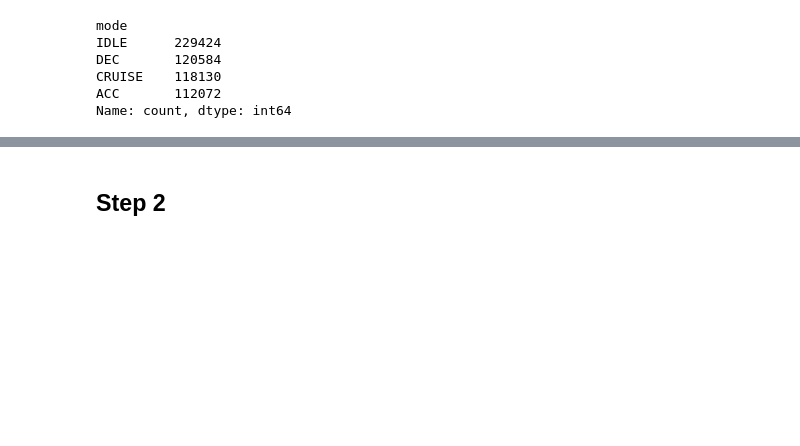
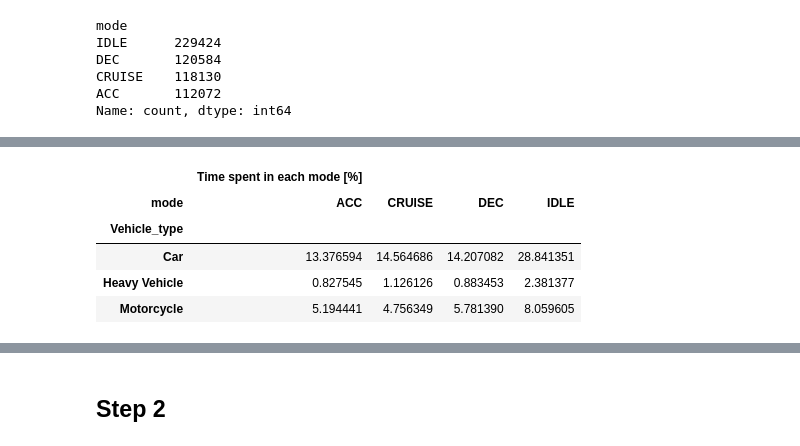
Before and after one commit to s221568/Trafic, a Jupyter notebook: Lab 2/JA.ipynb, the cells around one changed output, grey strips where cells are left out. Cells and saved outputs as stored; diff of their text form; code cells hidden in the pictures; blank space fills up the shorter version.

```diff
--- a/Lab 2/JA.ipynb
+++ b/Lab 2/JA.ipynb
@@ -134,0 +120,13 @@ sample = np.random.choice(df.Vehicle_ID.unique(),5)
+# %%
+# Compute the time spent in each mode for each type
+
+grouped = df.groupby(by=["Vehicle_type", "mode"])
+percentage_in_each_mode = grouped.dt.sum()/df.dt.sum()*100
+percentage_in_each_mode.to_frame(name="Time spent in each mode [%]").unstack()
+# %% [output]
+|  | Time spent in each mode [%] |  |  |  |
+| mode | ACC | CRUISE | DEC | IDLE |
+| Vehicle_type |  |  |  |  |
+| Car | 13.376594 | 14.564686 | 14.207082 | 28.841351 |
+| Heavy Vehicle | 0.827545 | 1.126126 | 0.883453 | 2.381377 |
+| Motorcycle | 5.194441 | 4.756349 | 5.781390 | 8.059605 |
```
Also changed, not shown: parts of 8 cells of this notebook, 3 other files.
